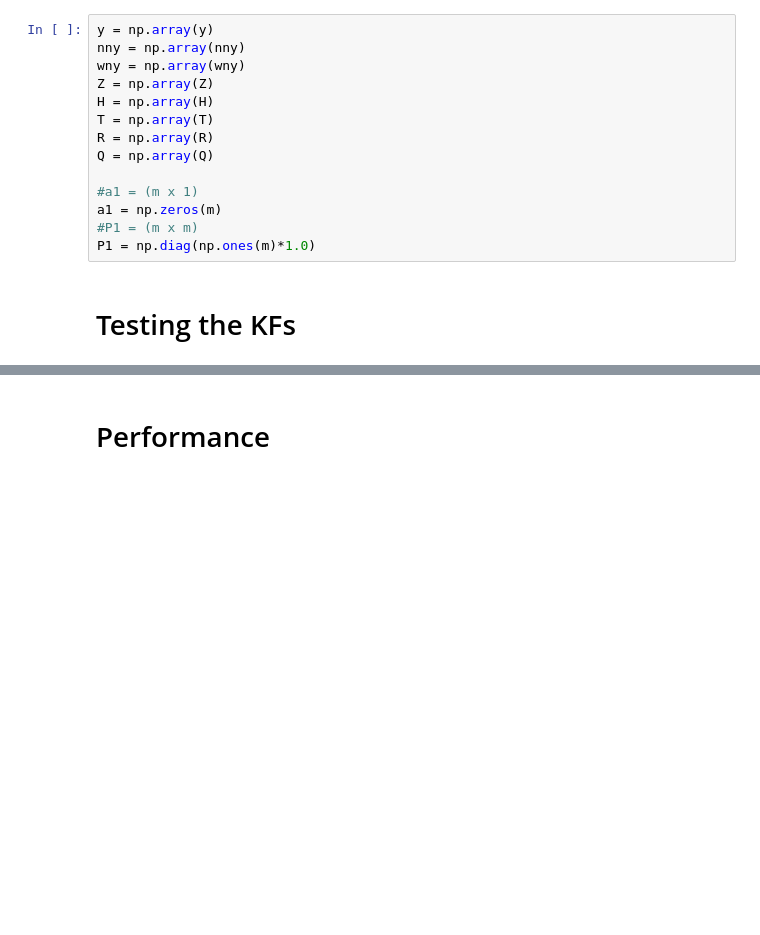
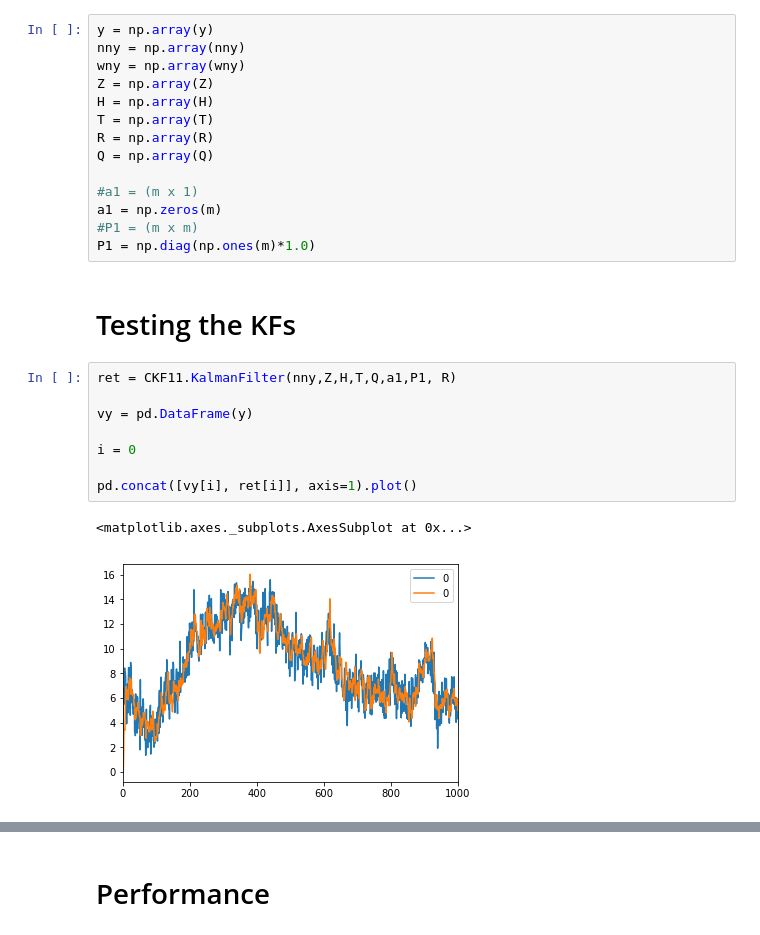
Before and after one commit to pedrobraz1990/KalmanFilter, a Jupyter notebook: KalmanFilter Performance Comparison.ipynb, the cells around one changed output, grey strips where cells are left out. Drawn from its saved outputs; the diff is of its cells as text; blank space fills up the shorter version.

```diff
--- a/KalmanFilter Performance Comparison.ipynb
+++ b/KalmanFilter Performance Comparison.ipynb
@@ -117,3 +133,14 @@ a1 = np.zeros(m)
 P1 = np.diag(np.ones(m)*1.0)
 # %% [markdown]
 # Testing the KFs
+# %%
+ret = CKF11.KalmanFilter(nny,Z,H,T,Q,a1,P1, R)
+
+vy = pd.DataFrame(y)
+
+i = 0
+
+pd.concat([vy[i], ret[i]], axis=1).plot()
+# %% [output]
+<matplotlib.axes._subplots.AxesSubplot at 0x...>
+[figure, added]
```
Also changed, not shown: parts of 53 cells of this notebook, 18 other files.
